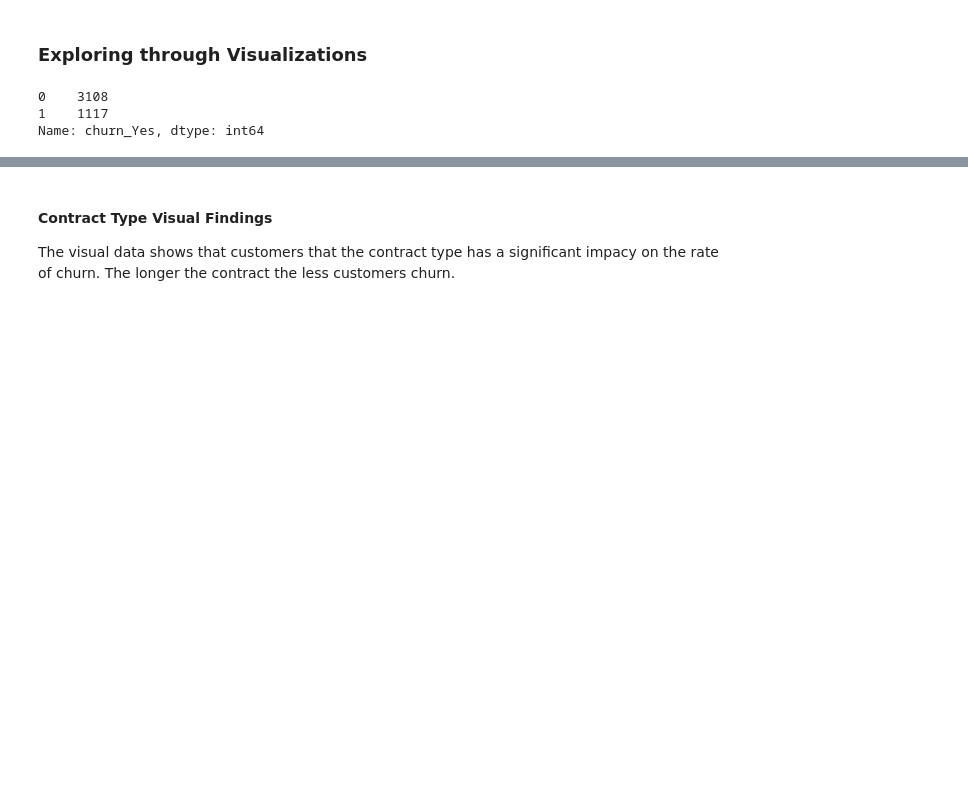
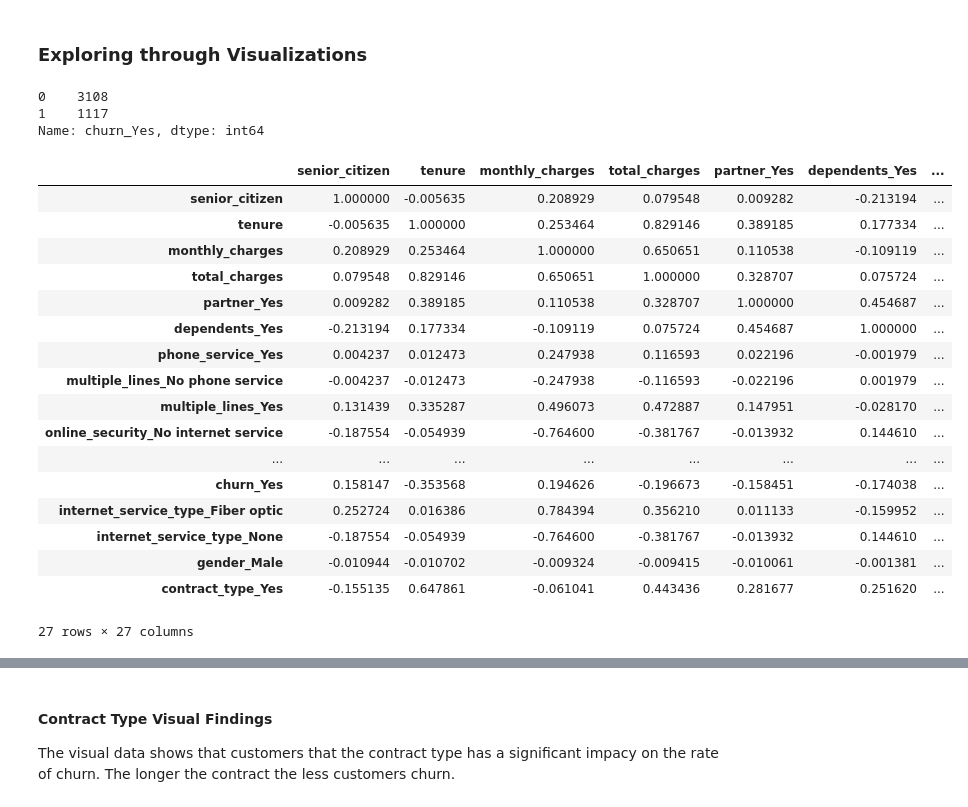
Before and after one commit to annie-carter/classification_project, a Jupyter notebook: nonfinal_exploration.ipynb, the cells around one changed output, grey strips where cells are left out. Cells and saved outputs as stored; diff of their text form; code cells hidden in the pictures; blank space fills up the shorter version.

```diff
--- a/nonfinal_exploration.ipynb
+++ b/nonfinal_exploration.ipynb
@@ -252,3 +252,26 @@ telco_train.churn_Yes.value_counts()
 0    3108
 1    1117
 Name: churn_Yes, dtype: int64
+# %%
+#Explore correlation data
+telco_correlation = telco_train.corr()
+telco_correlation
+# %% [output]
+|  | senior_citizen | tenure | monthly_charges | total_charges | partner_Yes | dependents_Yes | ... |
+| senior_citizen | 1.000000 | -0.005635 | 0.208929 | 0.079548 | 0.009282 | -0.213194 | ... |
+| tenure | -0.005635 | 1.000000 | 0.253464 | 0.829146 | 0.389185 | 0.177334 | ... |
+| monthly_charges | 0.208929 | 0.253464 | 1.000000 | 0.650651 | 0.110538 | -0.109119 | ... |
+| total_charges | 0.079548 | 0.829146 | 0.650651 | 1.000000 | 0.328707 | 0.075724 | ... |
+| partner_Yes | 0.009282 | 0.389185 | 0.110538 | 0.328707 | 1.000000 | 0.454687 | ... |
+| dependents_Yes | -0.213194 | 0.177334 | -0.109119 | 0.075724 | 0.454687 | 1.000000 | ... |
+| phone_service_Yes | 0.004237 | 0.012473 | 0.247938 | 0.116593 | 0.022196 | -0.001979 | ... |
+| multiple_lines_No phone service | -0.004237 | -0.012473 | -0.247938 | -0.116593 | -0.022196 | 0.001979 | ... |
+| multiple_lines_Yes | 0.131439 | 0.335287 | 0.496073 | 0.472887 | 0.147951 | -0.028170 | ... |
+| online_security_No internet service | -0.187554 | -0.054939 | -0.764600 | -0.381767 | -0.013932 | 0.144610 | ... |
+| ... | ... | ... | ... | ... | ... | ... | ... |
+| churn_Yes | 0.158147 | -0.353568 | 0.194626 | -0.196673 | -0.158451 | -0.174038 | ... |
+| internet_service_type_Fiber optic | 0.252724 | 0.016386 | 0.784394 | 0.356210 | 0.011133 | -0.159952 | ... |
+| internet_service_type_None | -0.187554 | -0.054939 | -0.764600 | -0.381767 | -0.013932 | 0.144610 | ... |
+| gender_Male | -0.010944 | -0.010702 | -0.009324 | -0.009415 | -0.010061 | -0.001381 | ... |
+| contract_type_Yes | -0.155135 | 0.647861 | -0.061041 | 0.443436 | 0.281677 | 0.251620 | ... |
+27 rows × 27 columns
```
Also changed, not shown: parts of 37 cells of this notebook.
